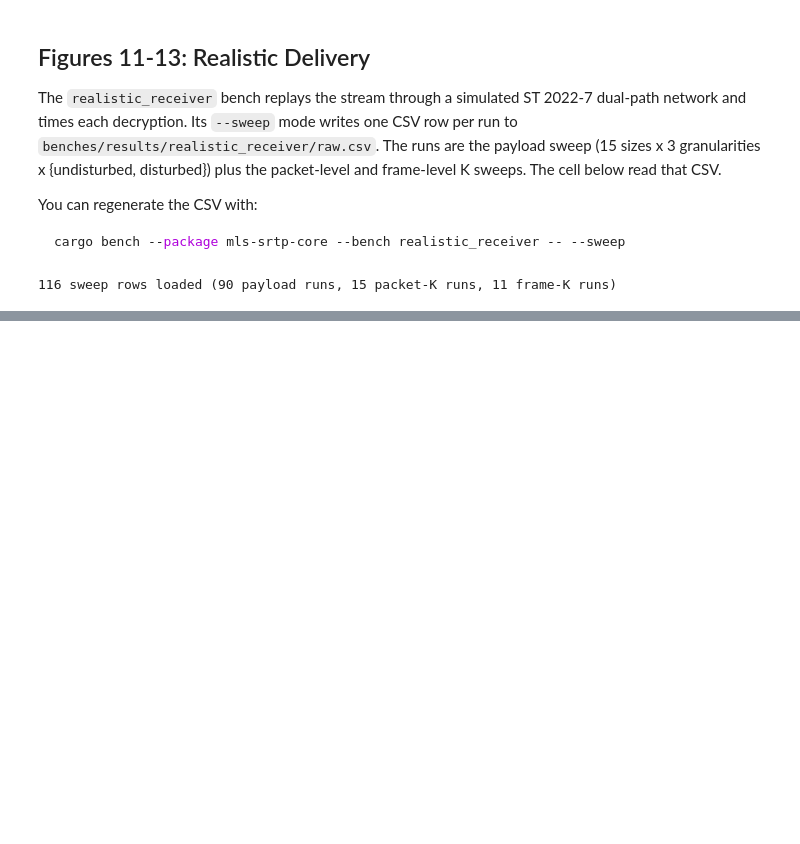
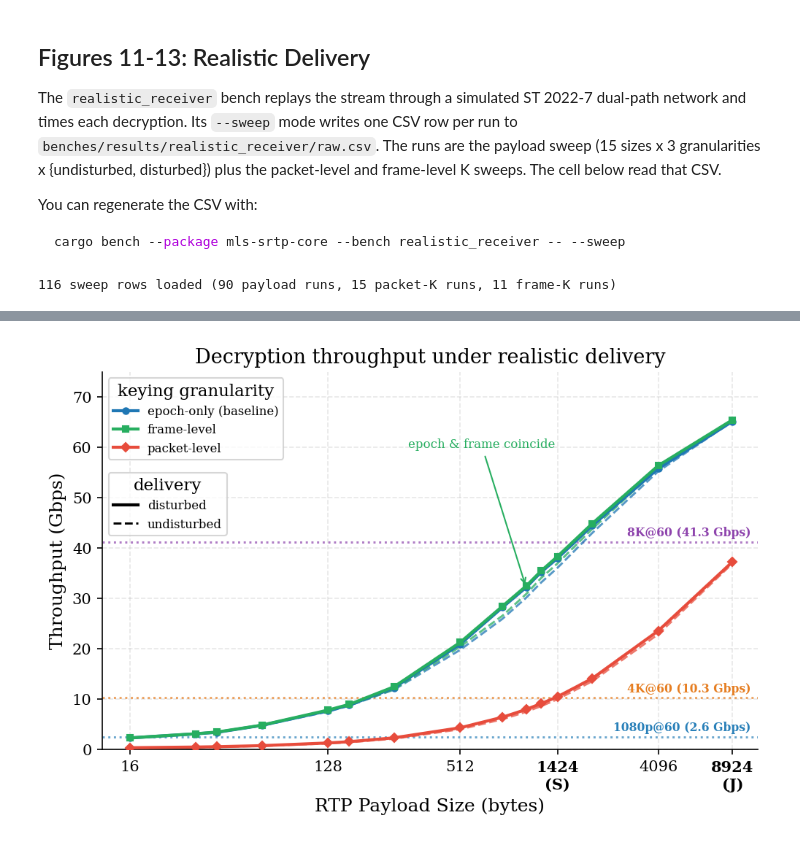
Before and after one commit to spring-epfl/SafeCast, a Jupyter notebook: figures_from_benches.ipynb, the cells around one changed output, grey strips where cells are left out. Saved outputs shown, nothing was run; the diff lists cells and outputs as text; code cells hidden in the pictures; blank space fills up the shorter version.

Commit message:
realistic decryption throughput figure

```diff
--- a/figures_from_benches.ipynb
+++ b/figures_from_benches.ipynb
@@ -1448,0 +1457,52 @@ print(f'{len(raw_rows)} sweep rows loaded '
+# %%
+# --- Figure 11: realistic decryption throughput, disturbed vs clean ---
+from matplotlib.lines import Line2D
+
+fig, ax = plt.subplots(figsize=(6.8, 4.6))
+
+# one color per granularity (as in fig9), solid = disturbed, dashed = undisturbed
+for g in GRAN:
+    st = GRAN_STYLE[g]
+    xs = np.array(sorted(realistic[(g, 'disturbed')].keys()))
+    y_dist = np.array([realistic[(g, 'disturbed')][s]['gbps'] for s in xs])
+    y_clean = np.array([realistic[(g, 'clean')][s]['gbps'] for s in xs])
+    ax.plot(xs, y_dist, color=st['color'], marker=st['marker'], ls='-',
+            lw=2, markersize=4, zorder=5)
+    ax.plot(xs, y_clean, color=st['color'], ls='--', lw=1.4, alpha=0.75, zorder=4)
+
+# the same required-bitrate reference lines as fig9
+for name, br, col in GRAN_VIDEO:
+    ax.axhline(br, color=col, ls=':', lw=1.4, alpha=0.7)
+    ax.text(0.99, br + 0.6, f'{name} ({br:.1f} Gbps)', transform=ax.get_yaxis_transform(),
+            ha='right', va='bottom', fontsize=7.5, color=col, fontweight='bold')
+
+# "epoch & frame coincide" label
+# the epoch line is invisible without this, as frame sits exactly on top of it
+ax.annotate('epoch & frame coincide',
+            xy=(1024, realistic[('epoch', 'disturbed')][1024]['gbps']),
+            xytext=(640, 60), fontsize=8, ha='center', color='#27ae60',
+            arrowprops=dict(arrowstyle='->', color='#27ae60', lw=1))
+
+_gran_style_x(ax)
+ax.set_xlabel('RTP Payload Size (bytes)')
+ax.set_ylabel('Throughput (Gbps)')
+ax.set_xlim(12, 8924 * 1.3)
+ax.set_ylim(0, 75)
+
+# two legends: color says the granularity, line style says the condition
+gran_handles = [Line2D([], [], color=GRAN_STYLE[g]['color'], marker=GRAN_STYLE[g]['marker'],
+                       ls='-', lw=2, markersize=4, label=GRAN_STYLE[g]['label']) for g in GRAN]
+cond_handles = [Line2D([], [], color='black', ls='-', lw=2, label='disturbed'),
+                Line2D([], [], color='black', ls='--', lw=1.4, label='undisturbed')]
+leg_gran = ax.legend(handles=gran_handles, loc='upper left', title='keying granularity', fontsize=8)
+ax.add_artist(leg_gran)
+ax.legend(handles=cond_handles, loc='upper left', bbox_to_anchor=(0.0, 0.75),
+          title='delivery', fontsize=8)
+
+ax.set_title('Decryption throughput under realistic delivery')
+plt.tight_layout()
+plt.savefig(FIGURES_DIR / 'fig11_realistic_throughput.pdf')
+plt.savefig(FIGURES_DIR / 'fig11_realistic_throughput.png')
+plt.show()
+# %% [output]
+[figure, added]
```
Also changed, not shown: parts of 1 cell of this notebook.
